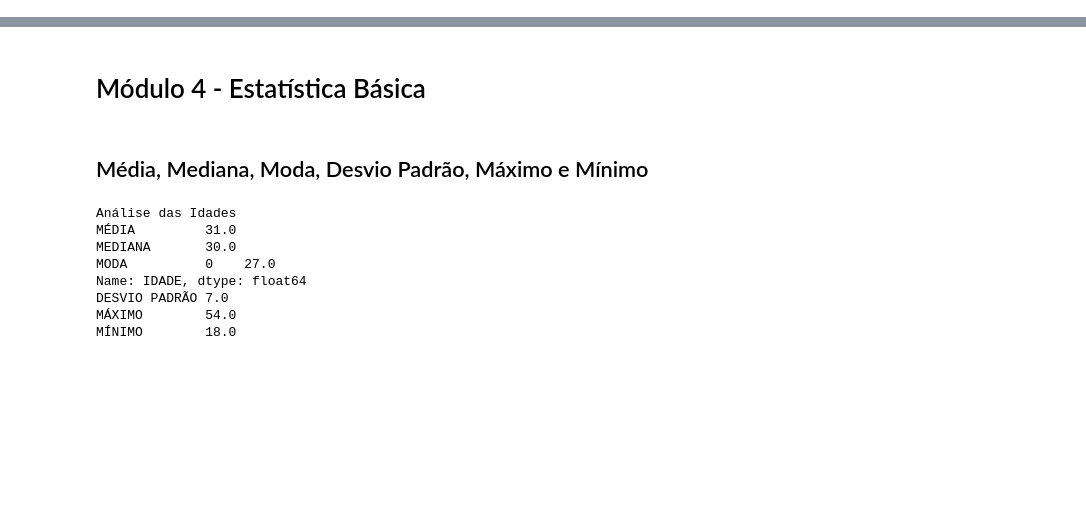
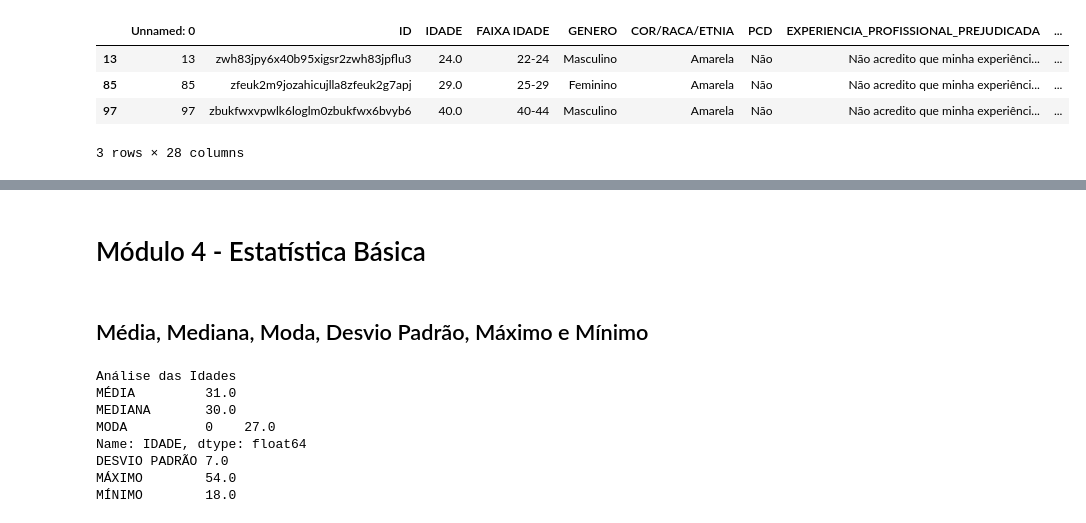
Before and after one commit to RSAmanda/PrograMaria-Eu-Programo-Analise-de-dados, a Jupyter notebook: Conteudo.ipynb, the cells around one changed output, grey strips where cells are left out. Cells and saved outputs as stored; diff of their text form; code cells hidden in the pictures; blank space fills up the shorter version.

```diff
--- a/Modulo_4/modulo_4.ipynb
+++ b/Conteudo.ipynb
@@ -0,0 +68,9 @@
+# %%
+# dados apenas das pessoas amarelas
+dados[amarelas].head(3)
+# %% [output]
+|  | Unnamed: 0 | ID | IDADE | FAIXA IDADE | GENERO | COR/RACA/ETNIA | PCD | EXPERIENCIA_PROFISSIONAL_PREJUDICADA | ... |
+| 13 | 13 | zwh83jpy6x40b95xigsr2zwh83jpflu3 | 24.0 | 22-24 | Masculino | Amarela | Não | Não acredito que minha experiênci... | ... |
+| 85 | 85 | zfeuk2m9jozahicujlla8zfeuk2g7apj | 29.0 | 25-29 | Feminino | Amarela | Não | Não acredito que minha experiênci... | ... |
+| 97 | 97 | zbukfwxvpwlk6loglm0zbukfwx6bvyb6 | 40.0 | 40-44 | Masculino | Amarela | Não | Não acredito que minha experiênci... | ... |
+3 rows × 28 columns
```
Also changed, not shown: parts of 42 cells of this notebook, 1 other file.
